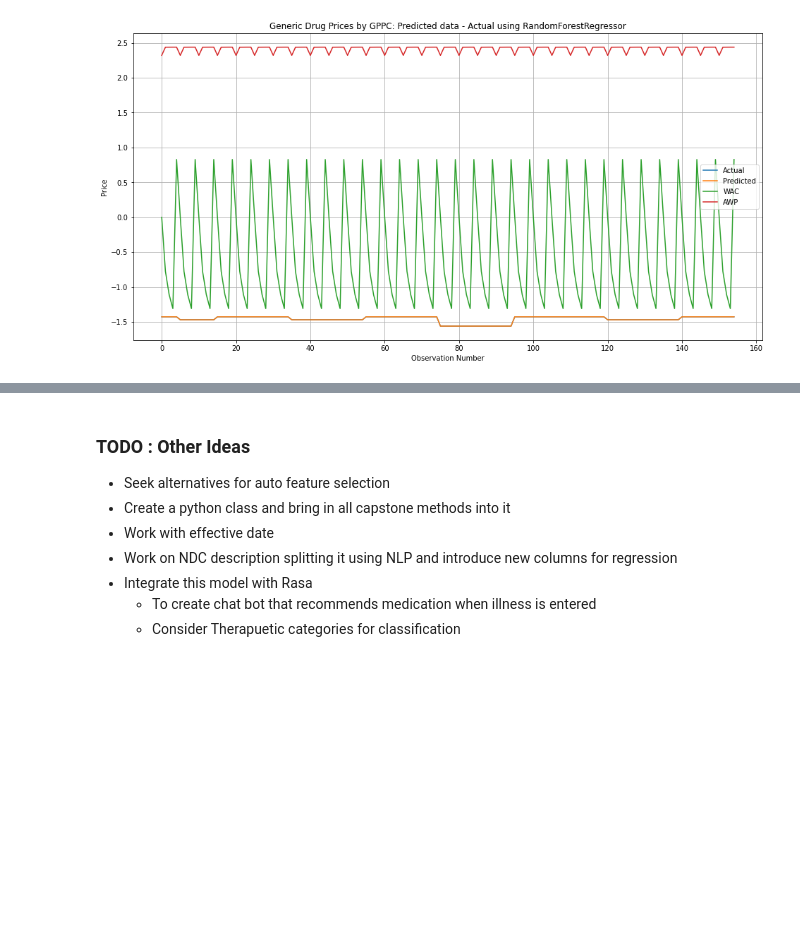
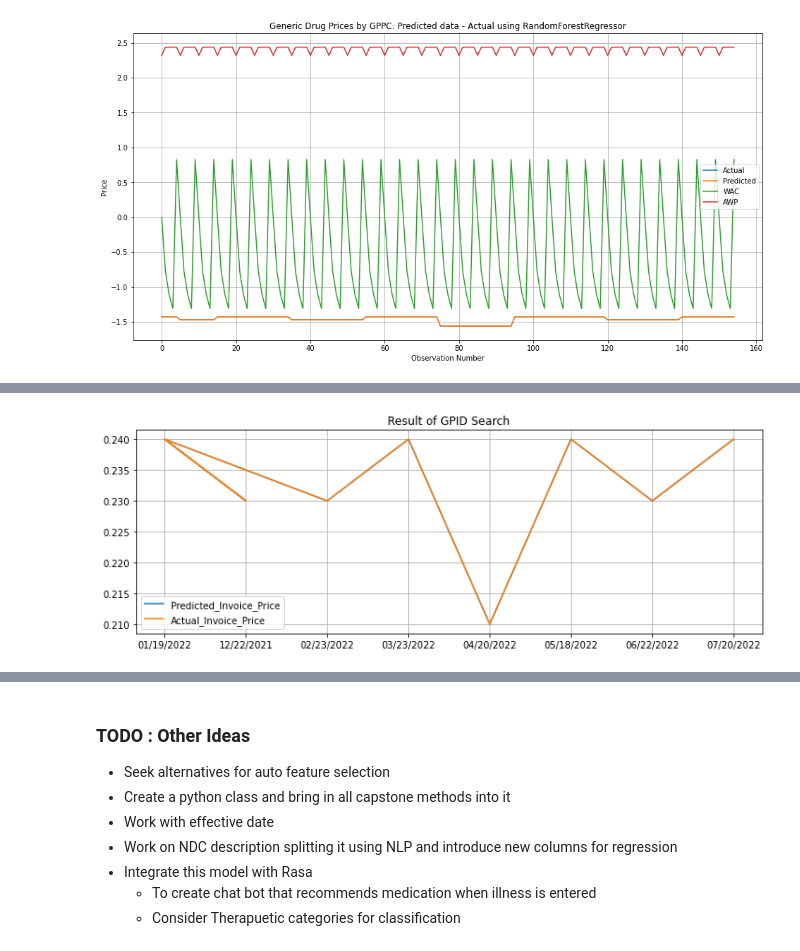
Before and after one commit to rajsandilya/Capstone, a Jupyter notebook: Capstone.ipynb, the cells around one changed output, grey strips where cells are left out. Saved outputs shown, nothing was run; the diff lists cells and outputs as text; code cells hidden in the pictures; blank space fills up the shorter version.

```diff
--- a/Capstone.ipynb
+++ b/Capstone.ipynb
@@ -551,7 +564,8 @@ plt.show();
 def predict_by_gpid(gpid):
     results_df = pd.DataFrame( columns=['NDC', 'Actual_Invoice_Price',
                                     'Predicted_Invoice_Price','Wholesaler_Aquisition_Cost',
-                                    'Average_Wholesale_Price', 'Wholesaler_Profit_Percent'])
+                                    'Average_Wholesale_Price', 'Wholesaler_Profit_Percent',
+                                    'Effective_Date'])
     gpid_df       = mddb_df.query("GPID == @gpid")
     gpid_ndcs     = gpid_df['NDC'].values
     to_predict_df = nadac_df[nadac_df['NDC'].isin(gpid_ndcs)]
@@ -622,0 +600,9 @@ results_df
+# %%
+plt.figure(figsize = (12, 4))
+plt.plot(gpid_results_df['Effective_Date'], gpid_results_df['Predicted_Invoice_Price'], label = 'Predicted_Invoice_Price')
+plt.plot(gpid_results_df['Effective_Date'],gpid_results_df['Actual_Invoice_Price'], label = 'Actual_Invoice_Price')
+plt.legend()
+plt.grid()
+plt.title('Result of GPID Search');
+# %% [output]
+[figure, added]
```
Also changed, not shown: parts of 19 cells of this notebook.
